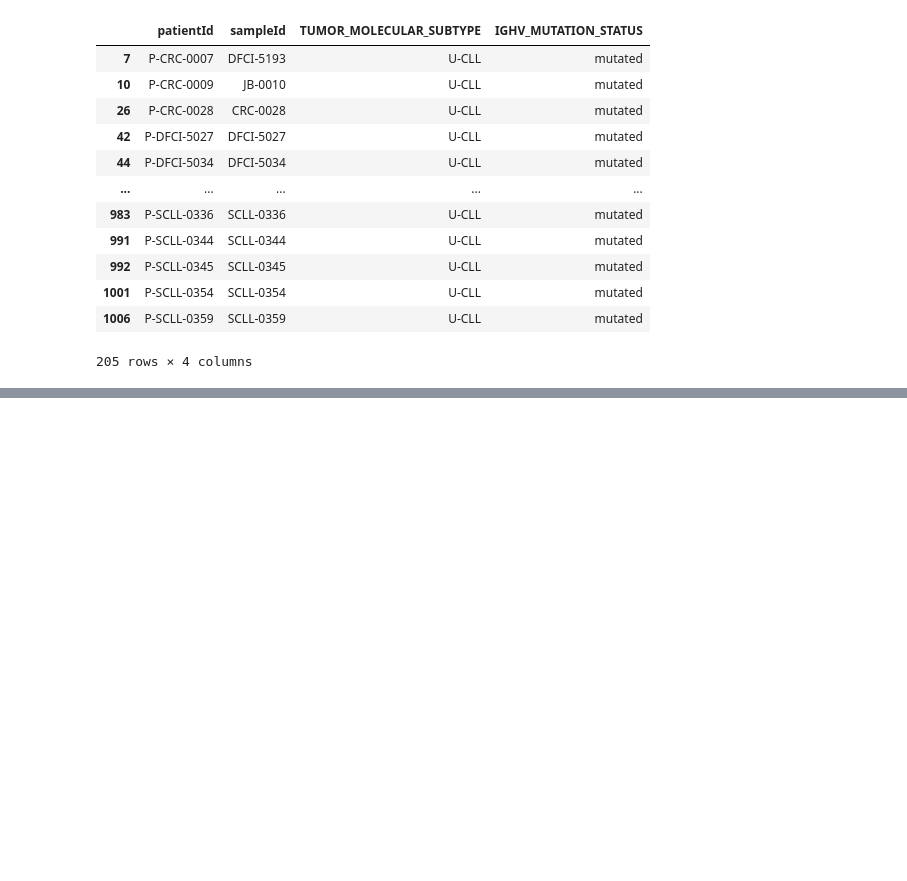
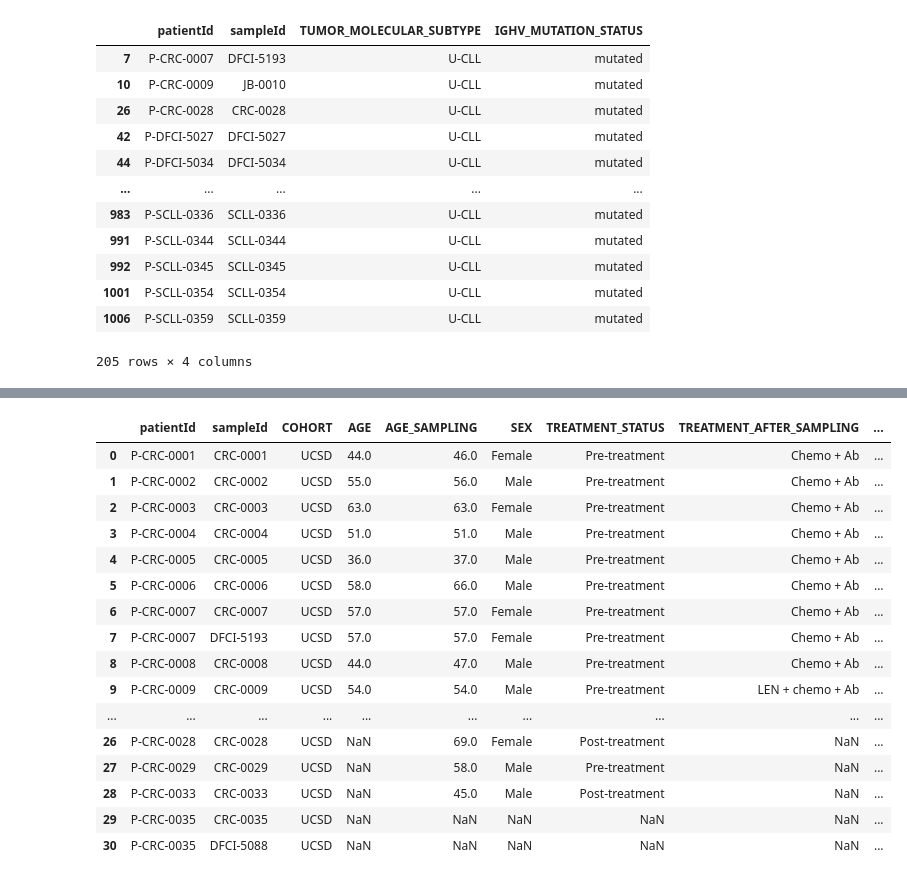
Before and after one commit to MahikaJaguste/msc-thesis, a Jupyter notebook: bias/tagging.ipynb, the cells around one changed output, grey strips where cells are left out. Cells and saved outputs as stored; diff of their text form; code cells hidden in the pictures; blank space fills up the shorter version.

```diff
--- a/bias/tagging.ipynb
+++ b/bias/tagging.ipynb
@@ -599,0 +1027,20 @@ Checking differences for patientId: P-NHLBI-0073
+# %%
+df[df['originId'] == 4][['patientId', 'sampleId', 'COHORT', 'AGE', 'AGE_SAMPLING', 'SEX','TREATMENT_STATUS', 'TREATMENT_AFTER_SAMPLING', 'PRIOR_TREATMENT_CATEGORY',]]
+# %% [output]
+|  | patientId | sampleId | COHORT | AGE | AGE_SAMPLING | SEX | TREATMENT_STATUS | TREATMENT_AFTER_SAMPLING | ... |
+| 0 | P-CRC-0001 | CRC-0001 | UCSD | 44.0 | 46.0 | Female | Pre-treatment | Chemo + Ab | ... |
+| 1 | P-CRC-0002 | CRC-0002 | UCSD | 55.0 | 56.0 | Male | Pre-treatment | Chemo + Ab | ... |
+| 2 | P-CRC-0003 | CRC-0003 | UCSD | 63.0 | 63.0 | Female | Pre-treatment | Chemo + Ab | ... |
+| 3 | P-CRC-0004 | CRC-0004 | UCSD | 51.0 | 51.0 | Male | Pre-treatment | Chemo + Ab | ... |
+| 4 | P-CRC-0005 | CRC-0005 | UCSD | 36.0 | 37.0 | Male | Pre-treatment | Chemo + Ab | ... |
+| 5 | P-CRC-0006 | CRC-0006 | UCSD | 58.0 | 66.0 | Male | Pre-treatment | Chemo + Ab | ... |
+| 6 | P-CRC-0007 | CRC-0007 | UCSD | 57.0 | 57.0 | Female | Pre-treatment | Chemo + Ab | ... |
+| 7 | P-CRC-0007 | DFCI-5193 | UCSD | 57.0 | 57.0 | Female | Pre-treatment | Chemo + Ab | ... |
+| 8 | P-CRC-0008 | CRC-0008 | UCSD | 44.0 | 47.0 | Male | Pre-treatment | Chemo + Ab | ... |
+| 9 | P-CRC-0009 | CRC-0009 | UCSD | 54.0 | 54.0 | Male | Pre-treatment | LEN + chemo + Ab | ... |
+| ... | ... | ... | ... | ... | ... | ... | ... | ... | ... |
+| 26 | P-CRC-0028 | CRC-0028 | UCSD | NaN | 69.0 | Female | Post-treatment | NaN | ... |
+| 27 | P-CRC-0029 | CRC-0029 | UCSD | NaN | 58.0 | Male | Pre-treatment | NaN | ... |
+| 28 | P-CRC-0033 | CRC-0033 | UCSD | NaN | 45.0 | Male | Post-treatment | NaN | ... |
+| 29 | P-CRC-0035 | CRC-0035 | UCSD | NaN | NaN | NaN | NaN | NaN | ... |
+| 30 | P-CRC-0035 | DFCI-5088 | UCSD | NaN | NaN | NaN | NaN | NaN | ... |
```
Also changed, not shown: parts of 52 cells of this notebook.
